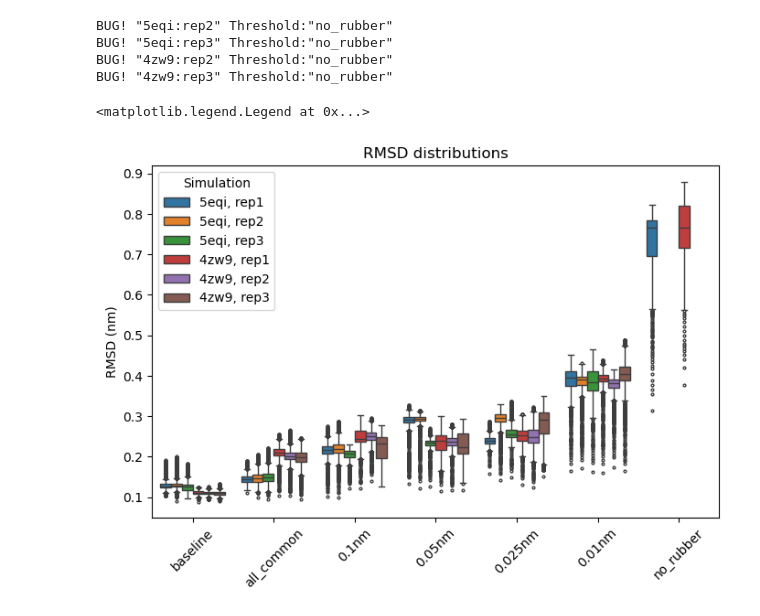
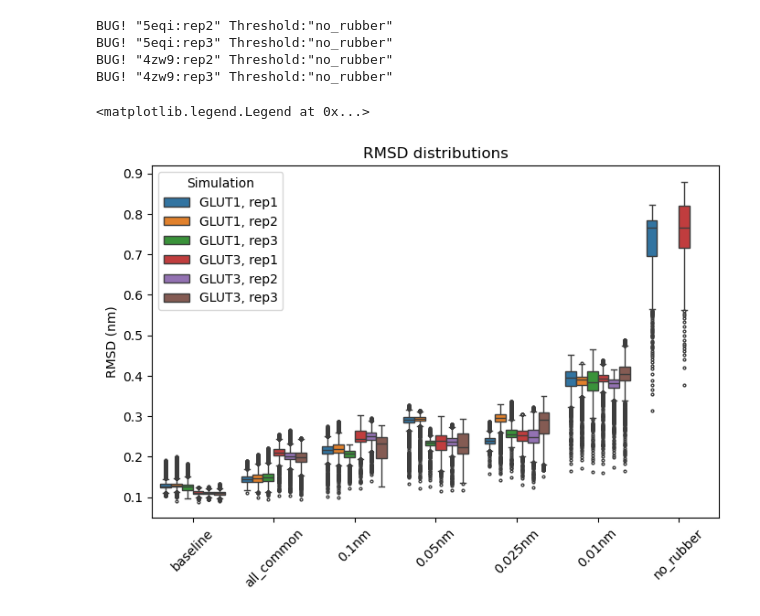
Before and after one commit to bvanhoewijk/comdyn_project, a Jupyter notebook: analysis/02_angstrom_benchmark_elnedyn22/03_rmsd.ipynb, the cells around one changed output. Saved outputs shown, nothing was run; the diff lists cells and outputs as text; code cells hidden in the pictures.

```diff
--- a/analysis/02_angstrom_benchmark_elnedyn22/03_rmsd.ipynb
+++ b/analysis/02_angstrom_benchmark_elnedyn22/03_rmsd.ipynb
@@ -388,6 +388,10 @@ fig, axs = plt.subplots(2, len(paths))
 fig.subplots_adjust(hspace=0.6)
 fig.subplots_adjust(wspace=0.4)
 
+
+truename = {"5eqi" : "GLUT1", "4zw9" : "GLUT3"}
+
+
 for protnr, protein in enumerate(["5eqi", "4zw9"]):
     for tnr, threshold in enumerate(paths):
         for i in range(0, 3):
@@ -401,7 +405,7 @@ for protnr, protein in enumerate(["5eqi", "4zw9"]):
                 axs[protnr][tnr].set_xlabel("Time (ns)")
                 if tnr == 0:
                     axs[protnr][tnr].set_ylabel(r"RMSD (nm)")
-                axs[protnr][tnr].set_title(f"PDB-ID: {protein}\n{threshold}\nRMSD on backbone")
+                axs[protnr][tnr].set_title(f"{truename[protein]}\n{threshold}\nRMSD on backbone")
                 # axs[protnr][tnr].set_xlim((0,5.5/10))
                 axs[protnr][tnr].set_ylim((0, 0.5))
             except:
@@ -445,7 +449,7 @@ for protnr, protein in enumerate(["5eqi", "4zw9"]):
                 axs[protnr][tnr].set_xlabel("Time (ns)")
                 if tnr == 0:
                     axs[protnr][tnr].set_ylabel(r"RMSD (nm)")
-                axs[protnr][tnr].set_title(f"PDB-ID: {protein}\n{threshold}\nRMSD on backbone")
+                axs[protnr][tnr].set_title(f"{truename[protein]}\n{threshold}\nRMSD on backbone")
                 # axs[protnr][tnr].set_xlim((0,5.5/10))
                 axs[protnr][tnr].set_ylim((0, 1.0))
             except:
@@ -505,18 +509,27 @@ BUG! "5eqi:rep2" Threshold:"no_rubber"
 BUG! "5eqi:rep3" Threshold:"no_rubber"
 BUG! "4zw9:rep2" Threshold:"no_rubber"
 BUG! "4zw9:rep3" Threshold:"no_rubber"
+# %%
+def fixname(x):
+    if x == "4zw9":
+        return "GLUT3"
+    if x == "5eqi":
+        return "GLUT1"
+    return x
+
+dataset['name'] = dataset['protein'].apply(fixname)
 # %%
 # sns.violinplot(data=dataset, x="threshold", y="y", hue=["replicate", "protein"])
 plt.rcParams["figure.figsize"] = (8, 5)
 
-hue = dataset['protein'].astype(str) + ", " + dataset["replicate"].astype(str)
+hue = dataset['name'].astype(str) + ", " + dataset["replicate"].astype(str)
 ax = sns.boxplot(data=dataset, x="threshold", y="y", hue=hue, fliersize=2)
 ax.set_title("RMSD distributions")
 ax.set_ylabel("RMSD (nm)")
 ax.set_xlabel(None)
 ax.tick_params(axis='x', labelrotation=45)
 
 plt.legend(title="Simulation")
 # %% [output]
 <matplotlib.legend.Legend at 0x...>
-[figure, old version]
+[figure, new version]
```
Also changed, not shown: parts of 2 cells of this notebook, 17 other files.
